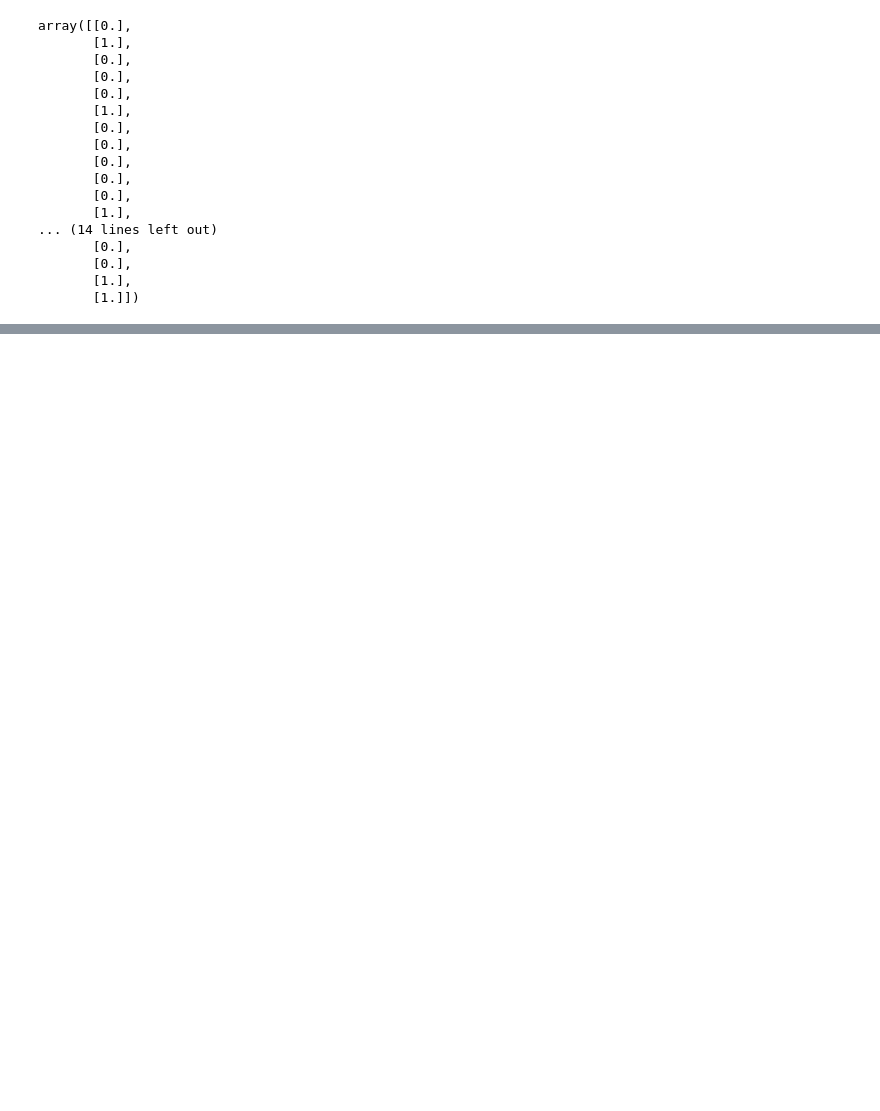
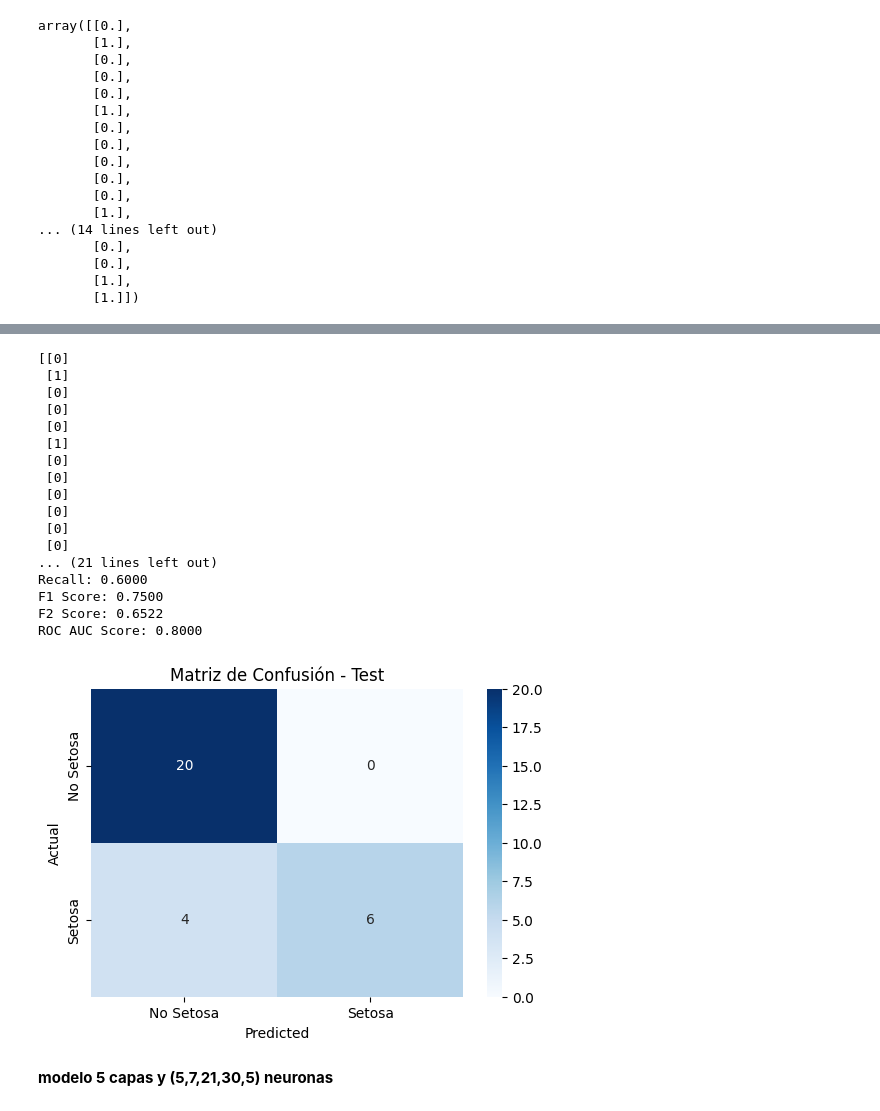
Before and after one commit to Marti820/T6, a Jupyter notebook: Taller 6 Redes Neuronales.ipynb, the cells around one changed output, grey strips where cells are left out. Drawn from its saved outputs; the diff is of its cells as text; code cells hidden in the pictures; blank space fills up the shorter version.

```diff
--- a/Taller 6 Redes Neuronales.ipynb
+++ b/Taller 6 Redes Neuronales.ipynb
@@ -294,0 +316,9 @@ ROC AUC Score: 0.5000
+# %%
+tf.random.set_seed(42)
+tf.keras.backend.clear_session()
+m1 = tf.keras.Sequential()
+m1.add(tf.keras.layers.InputLayer(input_shape=(4,)))
+m1.add(tf.keras.layers.Dense(10, activation="relu"))
+m1.add(tf.keras.layers.Dense(15, activation="relu"))
+m1.add(tf.keras.layers.Dense(20, activation="relu"))
+m1.add(tf.keras.layers.Dense(1, activation="sigmoid"))
@@ -294,0 +343,7 @@ ROC AUC Score: 0.5000
+# %%
+m1.compile(loss="binary_crossentropy",
+              optimizer="sgd",
+              metrics=["accuracy"])
+# %%
+history_m1 = m1.fit(X_train, y_train, epochs=100,
+                    validation_data=(X_valid, y_valid))
@@ -294,0 +368,3 @@ ROC AUC Score: 0.5000
+# %%
+y_pred_m1 = m1.predict(X_test)
+y_pred_m1
@@ -294,0 +391,58 @@ ROC AUC Score: 0.5000
+# %%
+y_test.astype(int).flatten().tolist()
+
+def to_binary_predictions(array, threshold=0.5):
+    return (array >= threshold).astype(int)
+
+# Example usage:
+y_pred_m1 = to_binary_predictions(y_pred_m1)
+
+print(y_pred_m1)
+
+
+
+# Evaluación
+accuracy = accuracy_score(y_test, y_pred_m1)
+precision = precision_score(y_test, y_pred_m1)
+recall = recall_score(y_test, y_pred_m1)
+f1 = f1_score(y_test, y_pred_m1)
+f2 = fbeta_score(y_test, y_pred_m1, beta=2)
+roc_auc = roc_auc_score(y_test, y_pred_m1)
+
+print("--- MÉTRICAS DEL MODELO (Entrenamiento) ---")
+print(f"Accuracy: {accuracy:.4f}")
+print(f"Precision: {precision:.4f}")
+print(f"Recall: {recall:.4f}")
+print(f"F1 Score: {f1:.4f}")
+print(f"F2 Score: {f2:.4f}")
+print(f"ROC AUC Score: {roc_auc:.4f}")
+
+# Matriz de confusión
+conf_matrix = confusion_matrix(y_test, y_pred_m1)
+plt.figure(figsize=(6, 4))
+sns.heatmap(conf_matrix, annot=True, fmt='d', cmap='Blues', xticklabels = ['No Setosa', 'Setosa'], yticklabels= ['No Setosa', 'Setosa'])
+plt.xlabel('Predicted')
+plt.ylabel('Actual')
+plt.title('Matriz de Confusión - Test')
+plt.show()
+# %% [output]
+[[0]
+ [1]
+ [0]
+ [0]
+ [0]
+ [1]
+ [0]
+ [0]
+ [0]
+ [0]
+ [0]
+ [0]
+... (21 lines left out)
+Recall: 0.6000
+F1 Score: 0.7500
+F2 Score: 0.6522
+ROC AUC Score: 0.8000
+[figure, added]
+# %% [markdown]
+**modelo 5 capas y (5,7,21,30,5) neuronas**
```
Also changed, not shown: parts of 31 cells of this notebook.
